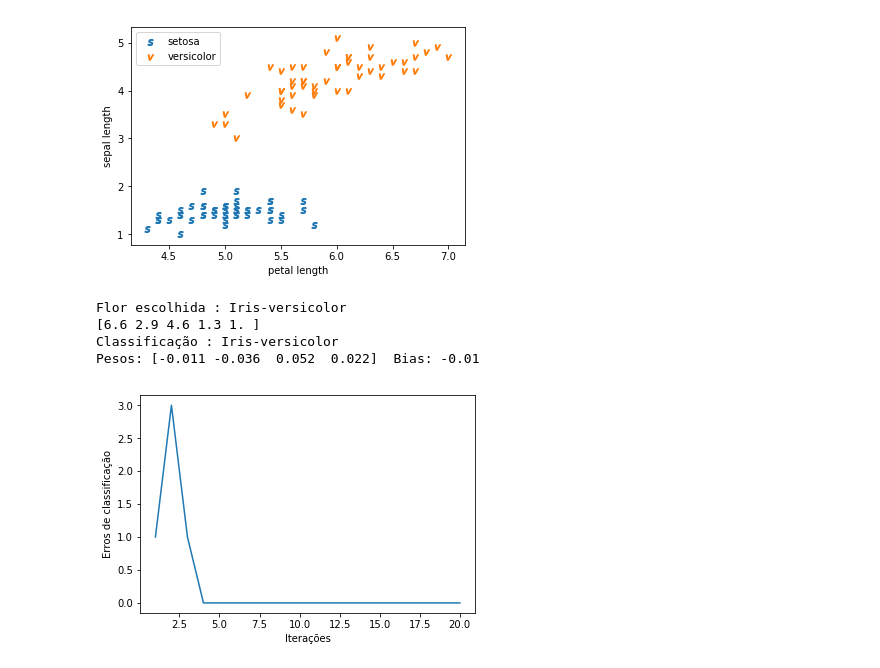
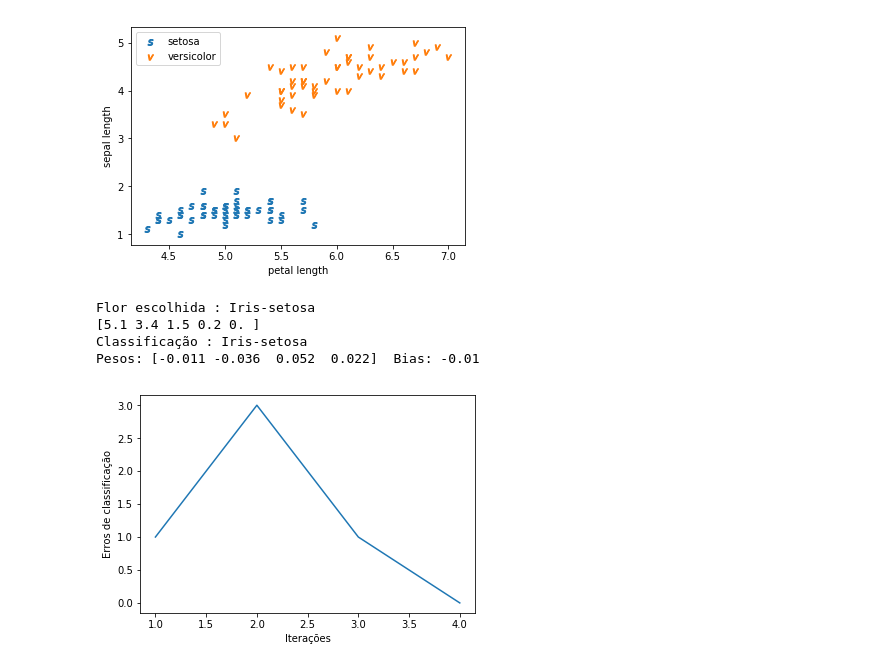
Before and after one commit to silviotassini/Perceptron, a Jupyter notebook: perceptron.ipynb, the cells around one changed output. Cells and saved outputs as stored; diff of their text form; code cells hidden in the pictures.

Commit message:
Add files via upload
Inclui um verificador de erros na iteração, se for zero  termina algoritmo antes

```diff
--- a/perceptron.ipynb
+++ b/perceptron.ipynb
@@ -32,14 +32,16 @@ class Perceptron():
                 self.pesos[1:] += self.taxa_aprendizado * (y_i - y_pred) * x_i
                 self.pesos[0] += self.taxa_aprendizado * (y_i - y_pred)
             self.erros.append(erros) # conta erros em cada iteração
+            if erros == 0:
+                break
         return self.erros
 
     def modelo(self):
         print("Pesos:", self.pesos[1:], " Bias:", self.pesos[0])
 # %%
 import matplotlib.pyplot as plt
-def plota_erros(iters, erros):
-    epochs = np.arange(1, iters+1)
+def plota_erros(erros):
+    epochs = np.arange(1, len(erros)+1)
     plt.plot(epochs, erros)
     plt.xlabel('Iterações')
     plt.ylabel('Erros de classificação')
@@ -118,23 +120,23 @@ plt.show()
 # %%
 from random import randint
 
 perceptron = Perceptron(4,20)
 x = list(data_iris[:,:-1])
 #x = data_iris[:,:-1]
 labels = list(data_iris[:,-1])
 erros =perceptron.train(x, labels)
 
 # escolhe uma flor aleatoria e testa
 inputs = data_iris[randint(0,len(data_iris))]
 print("Flor escolhida :", "Iris-setosa" if inputs[-1]==0 else "Iris-versicolor")
 print(inputs)
 predicao = perceptron.predict(inputs[:-1])
 print("Classificação :", "Iris-setosa" if predicao==0 else "Iris-versicolor")
 perceptron.modelo()
-plota_erros(20, erros)
+plota_erros(erros)
 # %% [output]
-Flor escolhida : Iris-versicolor
-[6.6 2.9 4.6 1.3 1. ]
-Classificação : Iris-versicolor
+Flor escolhida : Iris-setosa
+[5.1 3.4 1.5 0.2 0. ]
+Classificação : Iris-setosa
 Pesos: [-0.011 -0.036  0.052  0.022]  Bias: -0.01
-[figure, old version]
+[figure, new version]
```
Also changed, not shown: parts of 2 cells of this notebook.
